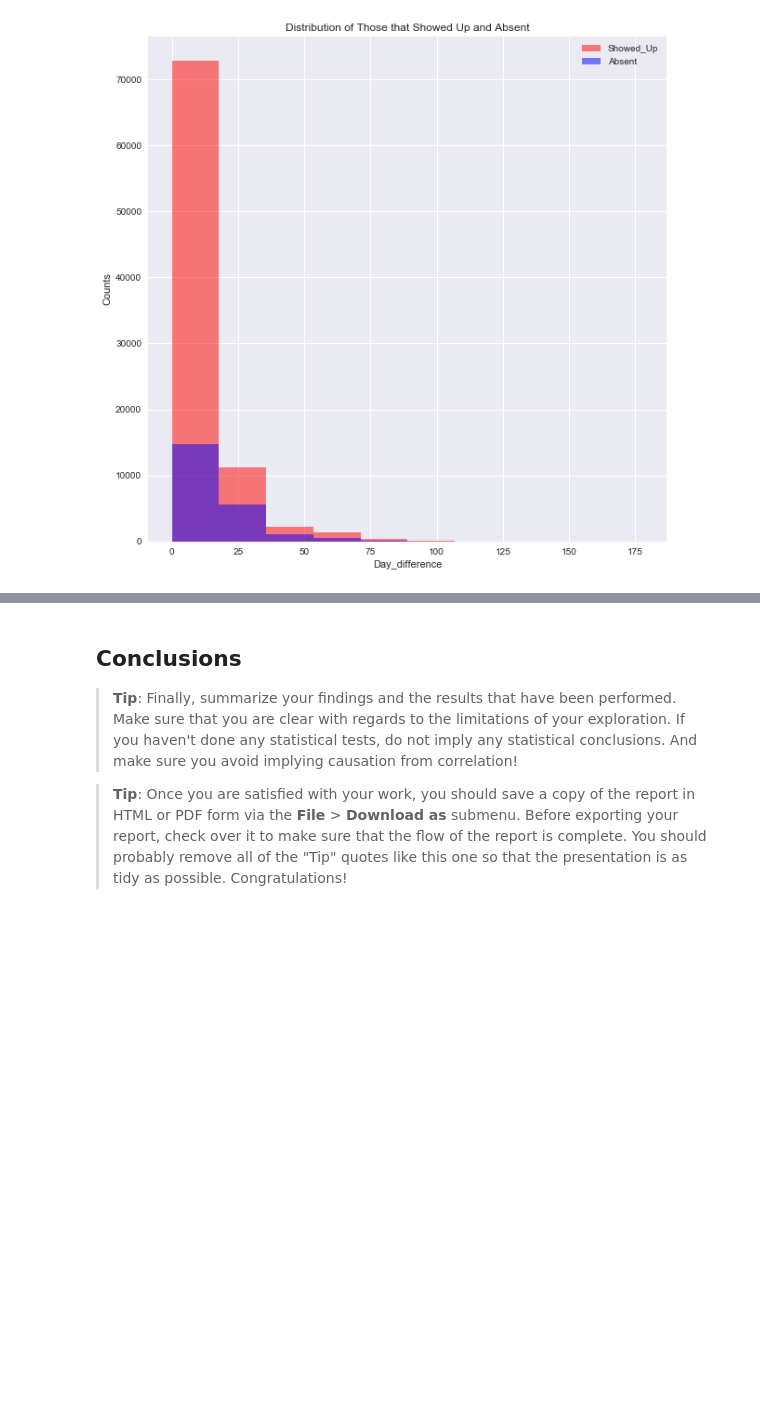
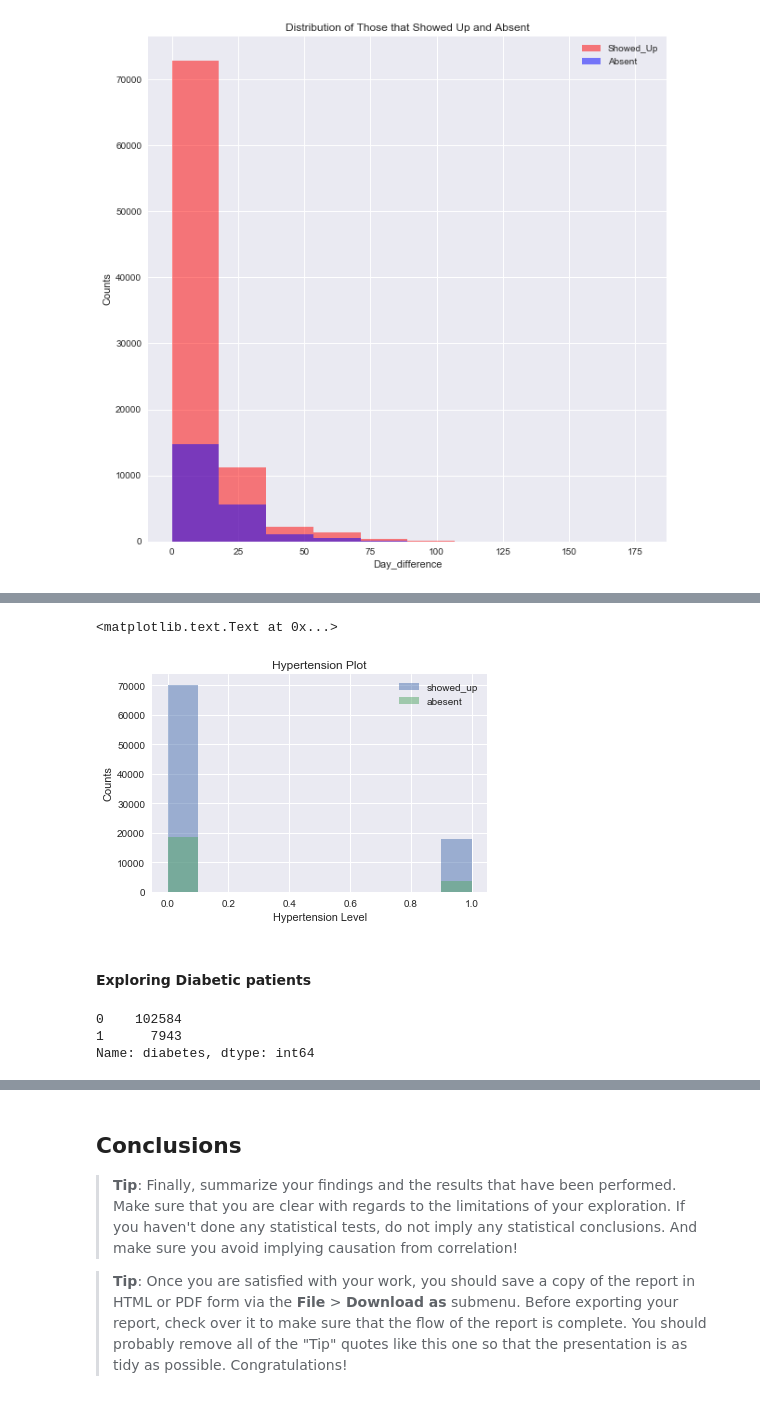
Before and after one commit to chichi012/Udacity-Project-2, a Jupyter notebook: Project2.ipynb, the cells around one changed output, grey strips where cells are left out. Cells and saved outputs as stored; diff of their text form; code cells hidden in the pictures; blank space fills up the shorter version.

```diff
--- a/Project2.ipynb
+++ b/Project2.ipynb
@@ -416,10 +420,3 @@ plt.legend()
 # %% [output]
 <matplotlib.legend.Legend at 0x...>
 [figure]
-# %%
-#The 'day_difference' is a converted to a categorical feature using Pandas.cut
-
-bin_edges1 = [0,1,11,178]
-bin_names = ['low','medium','high']
-showed_up['day_difference_levels']=pd.cut(showed_up['day_difference'],bin_edges1,labels =bin_names)
-showed_up['day_difference_levels'].fillna('low',inplace=True)
@@ -462,4 +422,0 @@ showed_up.groupby(['day_difference_levels','present']).mean()
-# %%
-bin_edges2 = [2.0,10.0,22.0,178.0]
-absent['day_difference_levels']= pd.cut(absent['day_difference'],bin_edges2,labels =bin_names)
-absent['day_difference_levels'].fillna('low',inplace=True)
@@ -640,0 +476,21 @@ Name: Age, Length: 110527, dtype: int64
+# %%
+#plotting hypertensive distribution
+
+df.hypertension[showed_up].hist(alpha=0.5,label ='showed_up')
+df.hypertension[absent].hist(alpha=0.5,label='abesent')
+plt.legend()
+plt.xlabel('Hypertension Level')
+plt.ylabel('Counts')
+plt.title('Hypertension Plot')
+# %% [output]
+<matplotlib.text.Text at 0x...>
+[figure, added]
+# %% [markdown]
+#### Exploring Diabetic patients
+# %%
+#checking for the number of those with and without diabetes
+df['diabetes'].value_counts()
+# %% [output]
+0    102584
+1      7943
+Name: diabetes, dtype: int64
```
Also changed, not shown: parts of 48 cells of this notebook.
